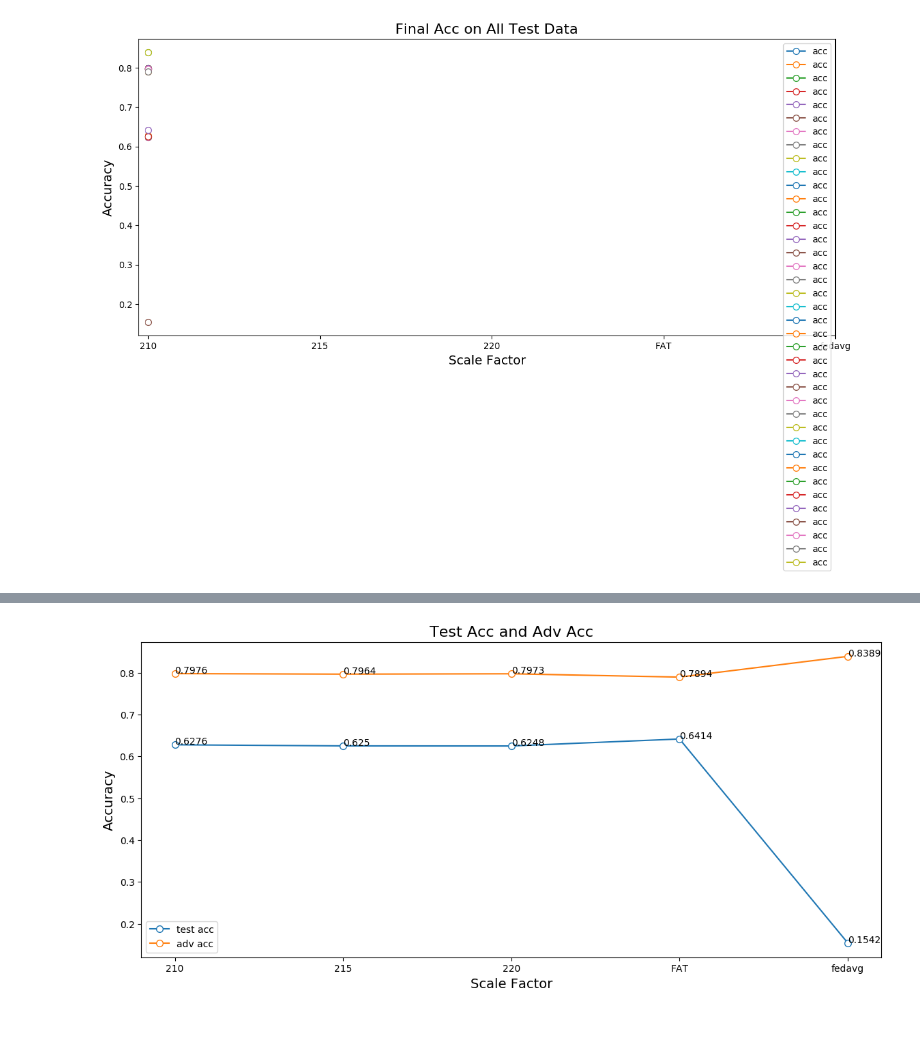
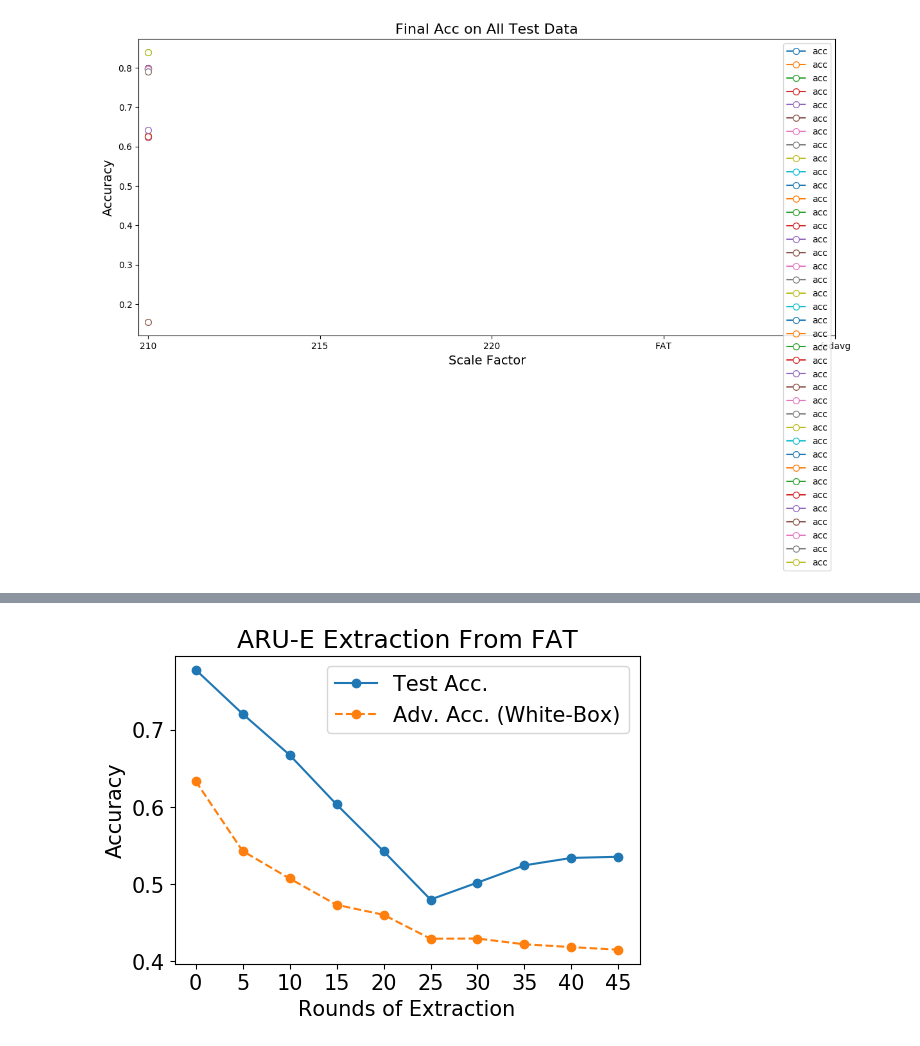
Before and after one commit to U1ltra/pFedDef, a Jupyter notebook: Evaluation/draw_figure.ipynb, the cells around one changed output, grey strips where cells are left out. Saved outputs shown, nothing was run; the diff lists cells and outputs as text; code cells hidden in the pictures.

```diff
--- a/Evaluation/draw_figure.ipynb
+++ b/Evaluation/draw_figure.ipynb
@@ -1035,8 +1044,41 @@ plot_training_curves(
-# %%
-plot_training_curves(
-    [all_label_avg_acc1, all_label_avg_acc2], labels, F"Test Acc and Adv Acc",
-    f"plots/FAT_rep_tm_all.png", "Scale Factor", "Accuracy",
-    ["test acc", "adv acc"]
-)
-# %% [output]
-[figure, removed]
+# %%
+from resPlot import plot_unharden_training
+
+base_path = "/home/ubuntu/Documents/jiarui/experiments/NeurlPS_workshop/unharden_FAT_no_def_cifar10/def_None_atk_client_1_atk_round_1_reviewImprove"
+
+scale_set = [scale for scale in range(0, 50, 5)]
+scale_set.sort()
+
+
+acc_paths = []
+for name in ["", "_adv"]:
+    all_label_acc = [
+        f"{base_path}/unharden_train/weights/gt{ scale }/eval/all{name}_acc.npy" for scale in scale_set
+    ]
+    labels = [
+        str(scale) for scale in scale_set
+    ]
+
+    # # insert at head
+    # all_label_acc.insert(0, f"{base_path}/atk_start/weights/eval/all{name}_acc.npy")
+    # labels.insert(0, "0")
+    # # insert tail
+    # all_label_acc.append(f"{base_path}/unharden/weights/eval/all{name}_acc.npy")
+    # labels.append("50")
+
+    acc_paths.append(all_label_acc)
+
+
+acc_lines = [[], []]
+for paths_id, paths in enumerate(acc_paths):
+    for path in paths:
+        res = np.load(path)
+        acc_lines[paths_id].append(
+            np.sum(res) / (res.shape[0] * res.shape[1])
+        )
+
+plot_unharden_training(
+   labels, acc_lines[0], acc_lines[1], "/home/ubuntu/Documents/jiarui/pFedDef/Evaluation/plots/ARU_250_interval5_client1.png"
+)
+# %% [output]
+[figure, added]
```
Also changed, not shown: parts of 3 cells of this notebook.
